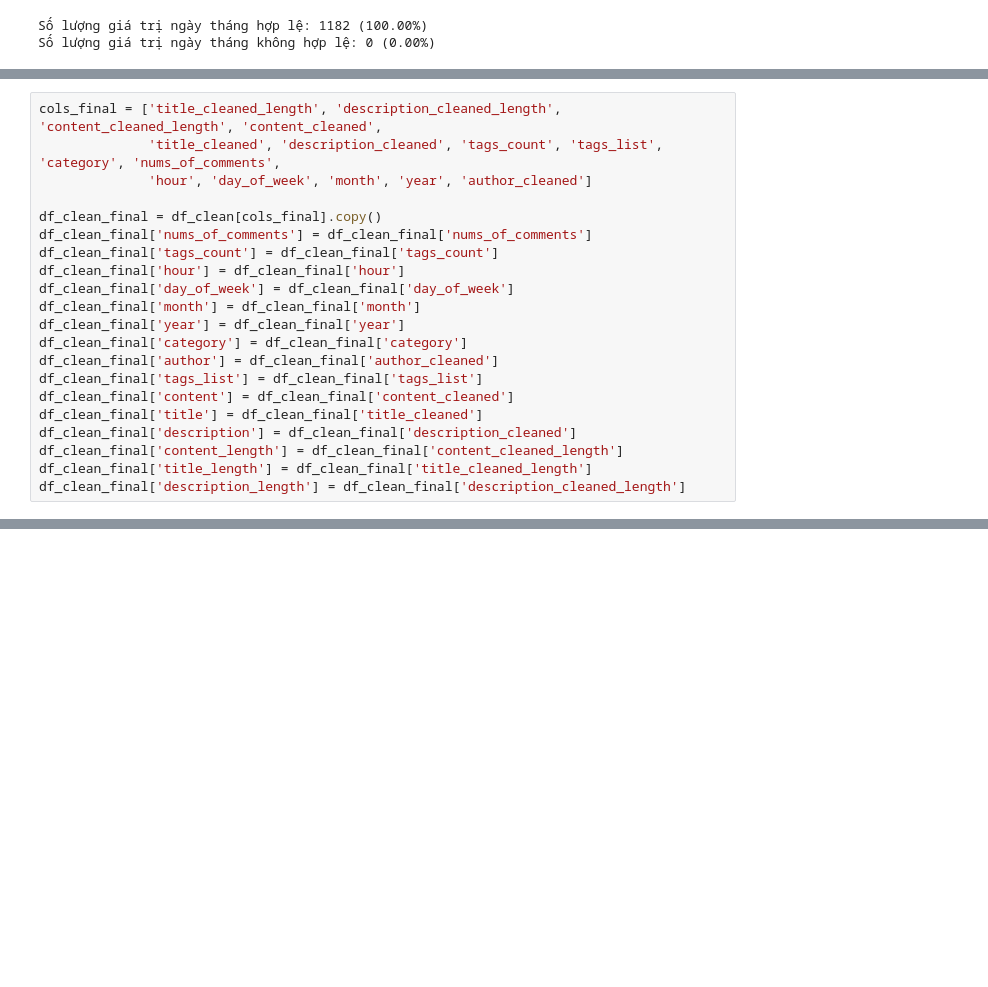
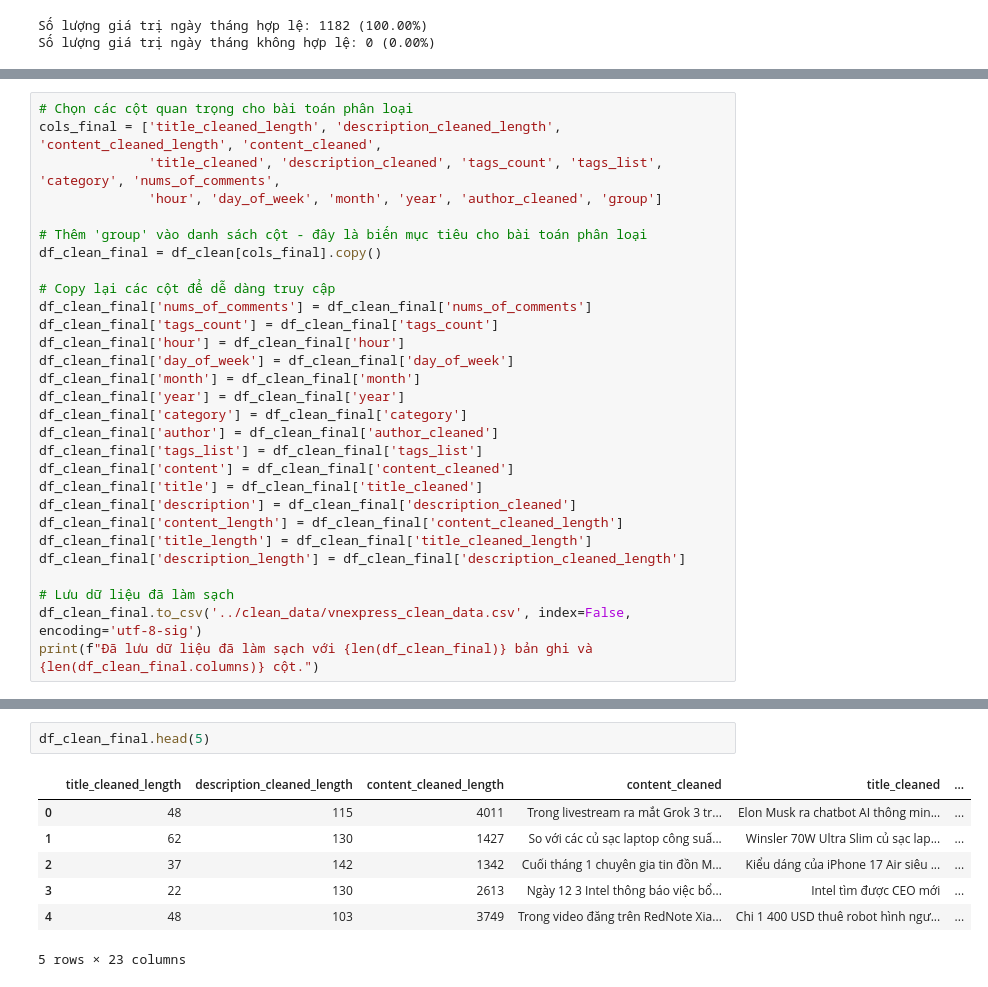
Before and after one commit to givoxxs/vnexpress-analysis-project, a Jupyter notebook: notebooks/02_data_cleaning.ipynb, the cells around one changed output, grey strips where cells are left out. Drawn from its saved outputs; the diff is of its cells as text; blank space fills up the shorter version.

```diff
--- a/notebooks/02_data_cleaning.ipynb
+++ b/notebooks/02_data_cleaning.ipynb
@@ -431,9 +338,13 @@ plt.show()
 # %%
+# Chọn các cột quan trọng cho bài toán phân loại
 cols_final = ['title_cleaned_length', 'description_cleaned_length', 'content_cleaned_length', 'content_cleaned',
               'title_cleaned', 'description_cleaned', 'tags_count', 'tags_list', 'category', 'nums_of_comments',
-              'hour', 'day_of_week', 'month', 'year', 'author_cleaned']
+              'hour', 'day_of_week', 'month', 'year', 'author_cleaned', 'group']
 
+# Thêm 'group' vào danh sách cột - đây là biến mục tiêu cho bài toán phân loại
 df_clean_final = df_clean[cols_final].copy()
+
+# Copy lại các cột để dễ dàng truy cập
 df_clean_final['nums_of_comments'] = df_clean_final['nums_of_comments']
 df_clean_final['tags_count'] = df_clean_final['tags_count']
 df_clean_final['hour'] = df_clean_final['hour']
@@ -449,3 +360,7 @@ df_clean_final['description'] = df_clean_final['description_cleaned']
 df_clean_final['content_length'] = df_clean_final['content_cleaned_length']
 df_clean_final['title_length'] = df_clean_final['title_cleaned_length']
 df_clean_final['description_length'] = df_clean_final['description_cleaned_length']
+
+# Lưu dữ liệu đã làm sạch
+df_clean_final.to_csv('../clean_data/vnexpress_clean_data.csv', index=False, encoding='utf-8-sig')
+print(f"Đã lưu dữ liệu đã làm sạch với {len(df_clean_final)} bản ghi và {len(df_clean_final.columns)} cột.")
@@ -471,0 +390,10 @@ memory usage: 193.9+ KB
+# %%
+df_clean_final.head(5)
+# %% [output]
+|  | title_cleaned_length | description_cleaned_length | content_cleaned_length | content_cleaned | title_cleaned | ... |
+| 0 | 48 | 115 | 4011 | Trong livestream ra mắt Grok 3 tr... | Elon Musk ra chatbot AI thông min... | ... |
+| 1 | 62 | 130 | 1427 | So với các củ sạc laptop công suấ... | Winsler 70W Ultra Slim củ sạc lap... | ... |
+| 2 | 37 | 142 | 1342 | Cuối tháng 1 chuyên gia tin đồn M... | Kiểu dáng của iPhone 17 Air siêu ... | ... |
+| 3 | 22 | 130 | 2613 | Ngày 12 3 Intel thông báo việc bổ... | Intel tìm được CEO mới | ... |
+| 4 | 48 | 103 | 3749 | Trong video đăng trên RedNote Xia... | Chi 1 400 USD thuê robot hình ngư... | ... |
+5 rows × 23 columns
```
Also changed, not shown: parts of 36 cells of this notebook, 21 other files.
